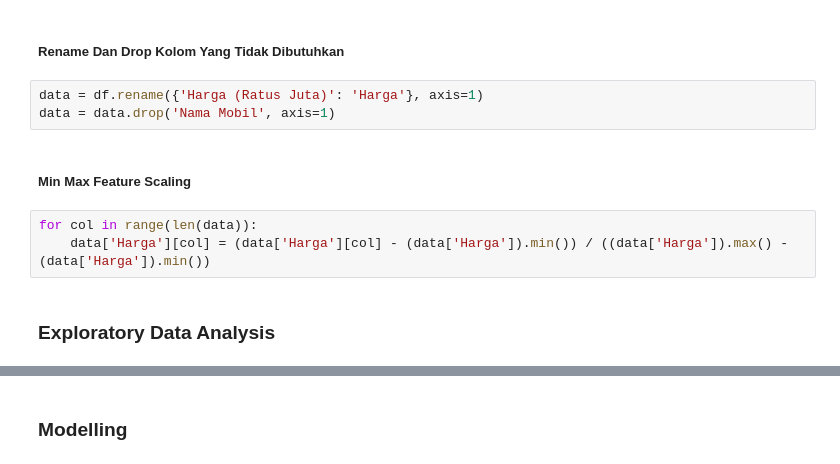
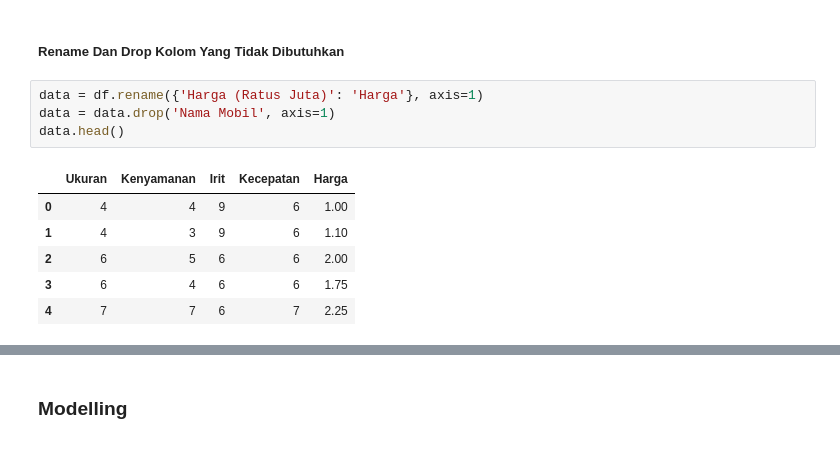
Before and after one commit to ShinyQ/Tugas-Pengantar-AI-3_KNN, a Jupyter notebook: Kelompok_1_Tugas_Pengantar_AI_KNN.ipynb, the cells around one changed output, grey strips where cells are left out. Cells and saved outputs as stored; diff of their text form.

```diff
--- a/Kelompok_1_Tugas_Pengantar_AI_KNN.ipynb
+++ b/Kelompok_1_Tugas_Pengantar_AI_KNN.ipynb
@@ -50,10 +67,11 @@ dtype: int64
 # %%
 data = df.rename({'Harga (Ratus Juta)': 'Harga'}, axis=1)
 data = data.drop('Nama Mobil', axis=1)
+data.head()
+# %% [output]
+|  | Ukuran | Kenyamanan | Irit | Kecepatan | Harga |
+| 0 | 4 | 4 | 9 | 6 | 1.00 |
+| 1 | 4 | 3 | 9 | 6 | 1.10 |
+| 2 | 6 | 5 | 6 | 6 | 2.00 |
+| 3 | 6 | 4 | 6 | 6 | 1.75 |
+| 4 | 7 | 7 | 6 | 7 | 2.25 |
-# %% [markdown]
-##### **Min Max Feature Scaling**
-# %%
-for col in range(len(data)):
-    data['Harga'][col] = (data['Harga'][col] - (data['Harga']).min()) / ((data['Harga']).max() - (data['Harga']).min())
-# %% [markdown]
-### **Exploratory Data Analysis**
```
Also changed, not shown: parts of 18 cells of this notebook.
